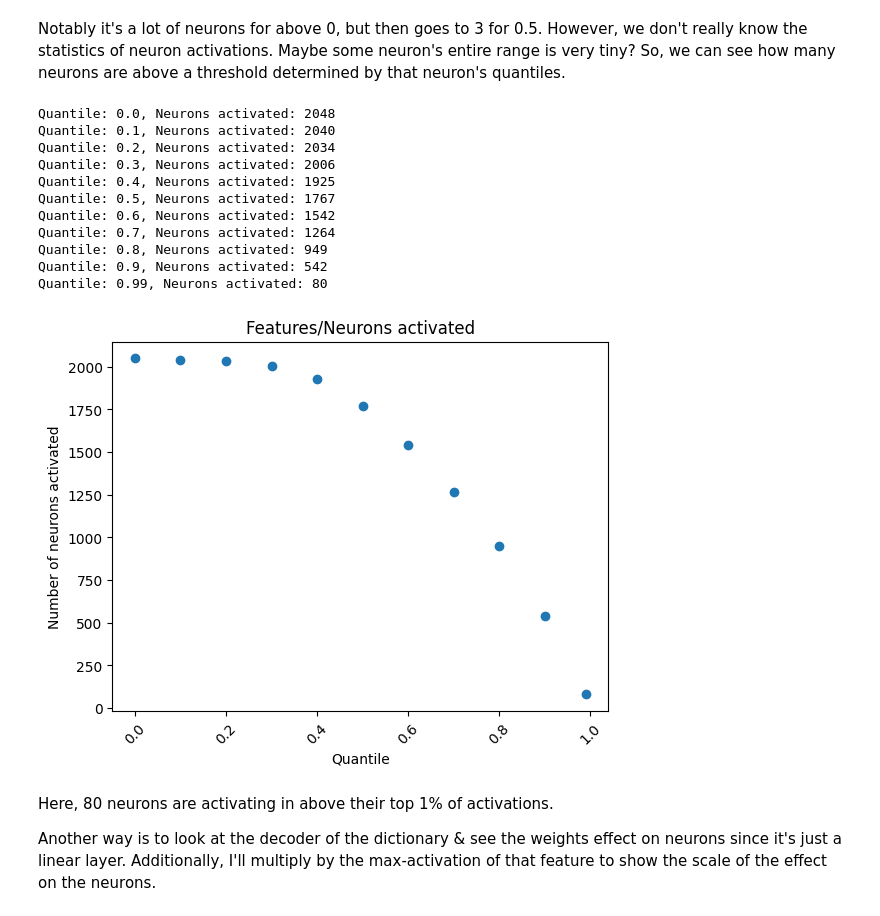
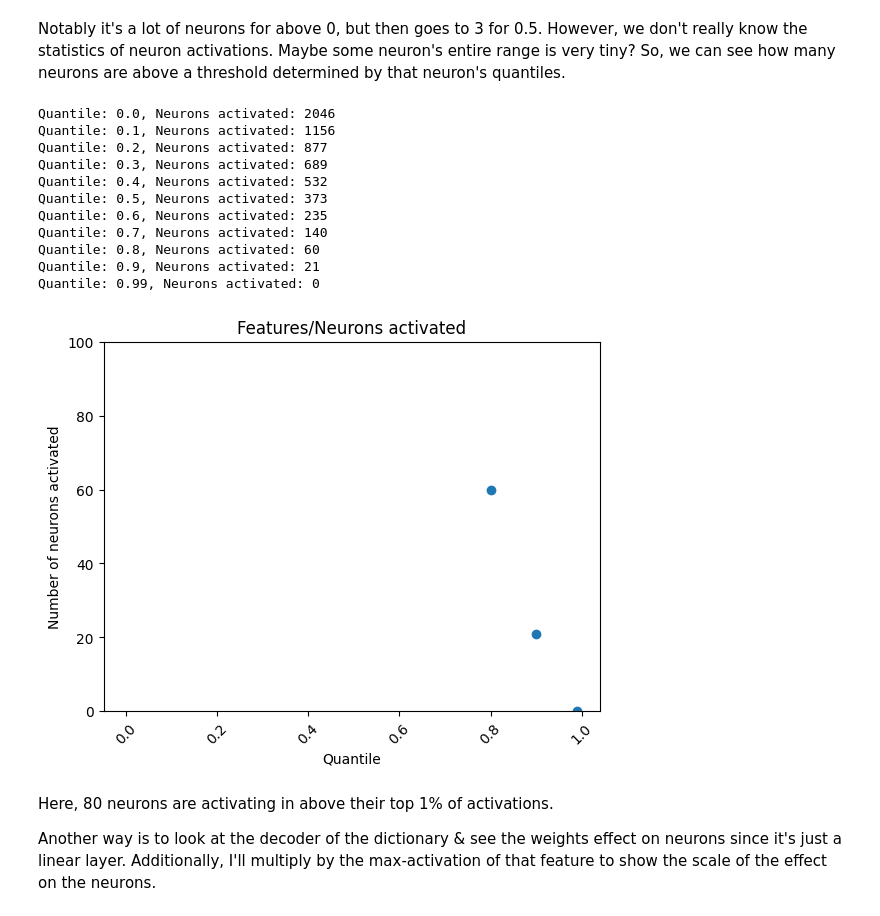
Before and after one commit to HoagyC/sparse_coding, a Jupyter notebook: interpreting_sparse_dictionaries.ipynb, the cells around one changed output. Saved outputs shown, nothing was run; the diff lists cells and outputs as text; code cells hidden in the pictures.

```diff
--- a/interpreting_sparse_dictionaries.ipynb
+++ b/interpreting_sparse_dictionaries.ipynb
@@ -632,51 +634,55 @@ len_threshold = 11
 thresholds = [round(0.1 * x, 1) for x in range(len_threshold)]
 thresholds[-1] = 0.99
 current_activated_neurons = np.zeros(len_threshold)
 
 # Find corresponding neurons activations between pythia & autoencoder
 best_feature_activations = dictionary_activations[:, best_feature]
 
 # Sort the features by activation and get the indices
 nonzero_indices = torch.argsort(best_feature_activations, descending=True)
 sorted_indices = nonzero_indices[:11]
 
 neuron_test = neuron_activations[:50000, :]
 neuron_test = neuron_test.to(device)
 thresholds_t = torch.tensor(thresholds).to(device)
 neuron_activations = neuron_activations.to(device)
 # above_quantile = neuron_test[above_zero_indices].quantile(0.5, dim=0)
 
 # Calculate the quantiles for each neuron's activation range
 quantiles = torch.quantile(neuron_test, thresholds_t, dim=0)
 
+best_feature_activations = dictionary_activations[:, best_feature]
+# Sort the features by activation, get the indices
+nonzero_indices = torch.argsort(best_feature_activations, descending=True)
+sorted_indices = nonzero_indices[:10]
 for idx, threshold in enumerate(quantiles):
-    # Determine which neurons activate above their specific quantile
-    above_threshold_mask = neuron_activations[sorted_indices, :] > threshold.unsqueeze(0)
-    neurons_activated = above_threshold_mask.float().mean(dim=0).count_nonzero()
-    current_activated_neurons[idx] = neurons_activated
-    print(f"Quantile: {thresholds[idx]}, Neurons activated: {neurons_activated}")
+    t_temp = (neuron_activations[sorted_indices, :] > threshold)
+    # And across the first dim)
+    t = t_temp.all(dim=0)
+    current_activated_neurons[idx] = t.sum()
+    print(f"Quantile: {thresholds[idx]}, Neurons activated: {t.sum()}")
 
 # Plot scatter plot
 plt.scatter(thresholds, current_activated_neurons)
 plt.xticks(rotation=45)
 plt.xlabel("Quantile")
 plt.ylabel("Number of neurons activated")
 plt.title("Features/Neurons activated")
-# plt.ylim(0, 200)
+plt.ylim(0, 100)
 plt.show()
 # %% [output]
-Quantile: 0.0, Neurons activated: 2048
-Quantile: 0.1, Neurons activated: 2040
-Quantile: 0.2, Neurons activated: 2034
-Quantile: 0.3, Neurons activated: 2006
-Quantile: 0.4, Neurons activated: 1925
-Quantile: 0.5, Neurons activated: 1767
-Quantile: 0.6, Neurons activated: 1542
-Quantile: 0.7, Neurons activated: 1264
-Quantile: 0.8, Neurons activated: 949
-Quantile: 0.9, Neurons activated: 542
-Quantile: 0.99, Neurons activated: 80
+Quantile: 0.0, Neurons activated: 2046
+Quantile: 0.1, Neurons activated: 1156
+Quantile: 0.2, Neurons activated: 877
+Quantile: 0.3, Neurons activated: 689
+Quantile: 0.4, Neurons activated: 532
+Quantile: 0.5, Neurons activated: 373
+Quantile: 0.6, Neurons activated: 235
+Quantile: 0.7, Neurons activated: 140
+Quantile: 0.8, Neurons activated: 60
+Quantile: 0.9, Neurons activated: 21
+Quantile: 0.99, Neurons activated: 0
-[figure, old version]
+[figure, new version]
 # %% [markdown]
 Here, 80 neurons are activating in above their top 1% of activations.
 
```
Also changed, not shown: parts of 4 cells of this notebook.
